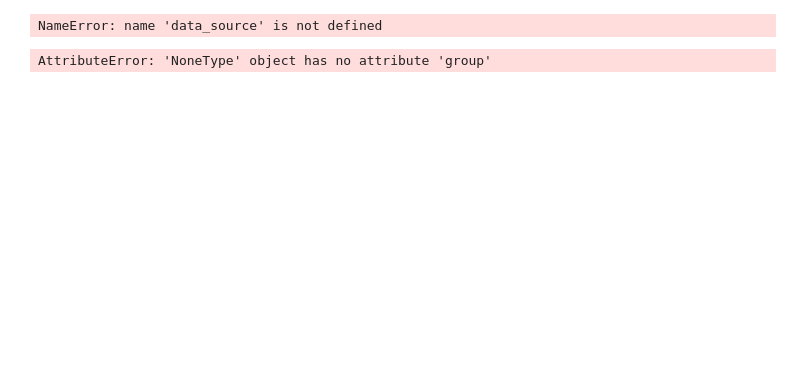
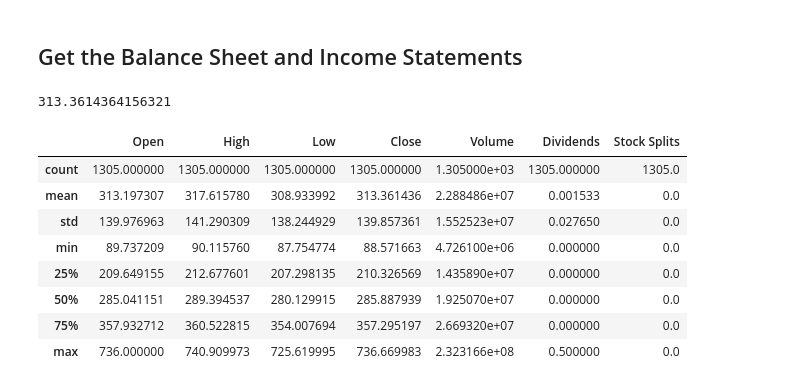
Before and after one commit to JyothsnaGH/PythonforFinance, a Jupyter notebook: FinancialDataAnalysis.ipynb, the cells around one changed output. Cells and saved outputs as stored; diff of their text form; code cells hidden in the pictures; blank space fills up the shorter version.

```diff
--- a/FinancialDataAnalysis.ipynb
+++ b/FinancialDataAnalysis.ipynb
@@ -33,31 +33,2 @@ AAPL.head()
-# %%
-
-
-# Set the start and end dates for your analysis. The end date is set to current day by default
-start_date = '2018-01-01'
-
-# List the ticker symbols you are interested in (as strings)
-tickers = ["SPY", "AAL", "ZM", "NFLX", "FB"]
-
-# I want to store each df separately to do Bollinger band plots later on
-each_df = {}
-for ticker in tickers:
-    each_df[ticker] = pdr.DataReader(ticker, data_source == "yahoo", start_date, end_date)
-
-# Concatenate dataframes for each ticker together to create a single dataframe called stocks
-stocks = pd.concat(each_df, axis=1, keys = tickers)
-# Set names for the multi-index
-stocks.columns.names = ['Ticker Symbol','Stock Info']
-# %% [output]
-NameError: name 'data_source' is not defined
-# %%
-stock_a =['AAPL']
-stock_m = ['^GSPC']
-
-start = pd.to_datetime('2015-01-01')
-end = pd.to_datetime('2018-01-01')
-
-data_a = pdr.get_data_yahoo(stock_a, start=start, end=end)['Adj Close']
-data_m = pdr.get_data_yahoo(stock_m, start=start, end=end)['Adj Close']
-# %% [output]
-AttributeError: 'NoneType' object has no attribute 'group'
+# %% [markdown]
+## Get the Balance Sheet and Income Statements
@@ -63,0 +68,14 @@ AttributeError: 'NoneType' object has no attribute 'group'
+# %%
+print(META.Close.mean())
+META.describe()
+# %% [output]
+313.3614364156321
+|  | Open | High | Low | Close | Volume | Dividends | Stock Splits |
+| count | 1305.000000 | 1305.000000 | 1305.000000 | 1305.000000 | 1.305000e+03 | 1305.000000 | 1305.0 |
+| mean | 313.197307 | 317.615780 | 308.933992 | 313.361436 | 2.288486e+07 | 0.001533 | 0.0 |
+| std | 139.976963 | 141.290309 | 138.244929 | 139.857361 | 1.552523e+07 | 0.027650 | 0.0 |
+| min | 89.737209 | 90.115760 | 87.754774 | 88.571663 | 4.726100e+06 | 0.000000 | 0.0 |
+| 25% | 209.649155 | 212.677601 | 207.298135 | 210.326569 | 1.435890e+07 | 0.000000 | 0.0 |
+| 50% | 285.041151 | 289.394537 | 280.129915 | 285.887939 | 1.925070e+07 | 0.000000 | 0.0 |
+| 75% | 357.932712 | 360.522815 | 354.007694 | 357.295197 | 2.669320e+07 | 0.000000 | 0.0 |
+| max | 736.000000 | 740.909973 | 725.619995 | 736.669983 | 2.323166e+08 | 0.500000 | 0.0 |
```
Also changed, not shown: parts of 3 cells of this notebook.
